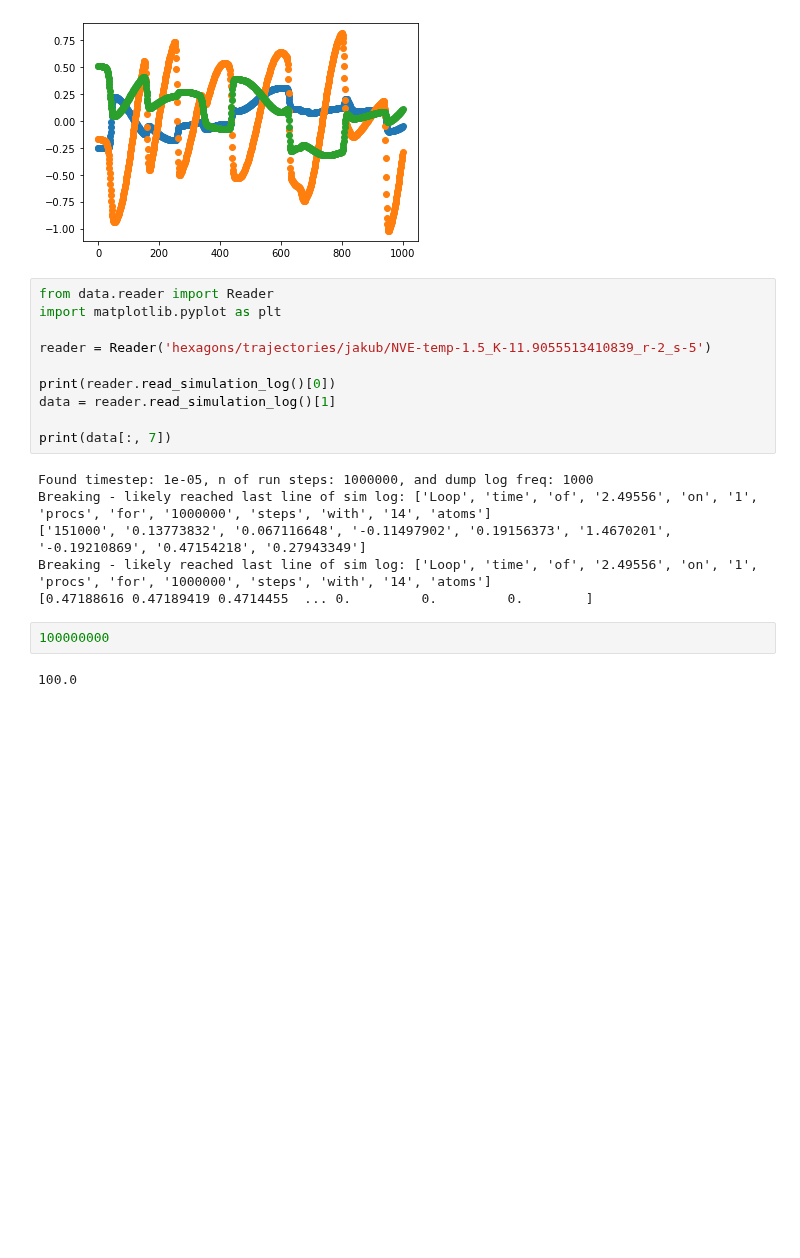
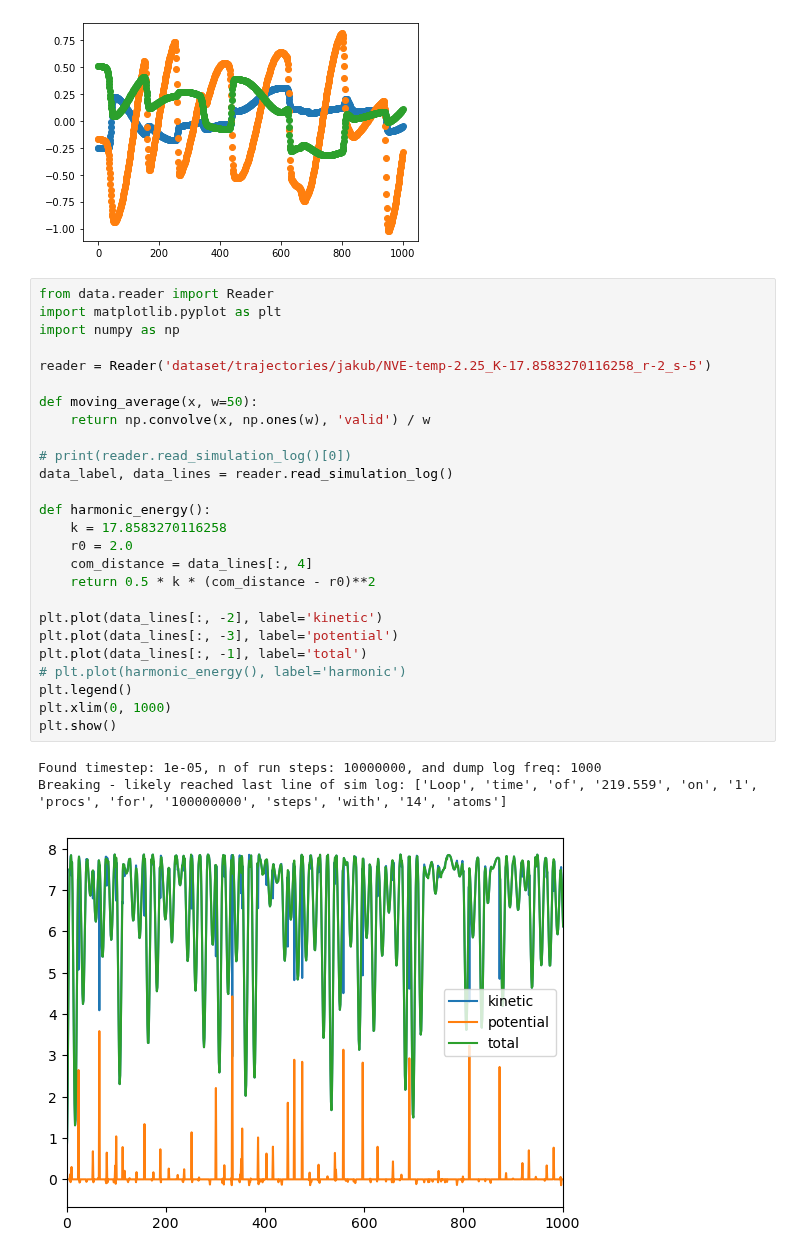
Before and after one commit to jakublala/coarsegrained-md-neural-ode, a Jupyter notebook: utils.ipynb, the cells around one changed output. Drawn from its saved outputs; the diff is of its cells as text; blank space fills up the shorter version.

Commit message:
fixed reader sim log

```diff
--- a/utils.ipynb
+++ b/utils.ipynb
@@ -268,23 +268,33 @@ plt.show()
 Found timestep: 1e-05, n of run steps: 1000000, and dump log freq: 1000
 torch.Size([1, 1001, 2, 3])
 [figure]
-# %%
-from data.reader import Reader
-import matplotlib.pyplot as plt
-
-reader = Reader('hexagons/trajectories/jakub/NVE-temp-1.5_K-11.9055513410839_r-2_s-5')
-
-print(reader.read_simulation_log()[0])
-data = reader.read_simulation_log()[1]
-
-print(data[:, 7])
-# %% [output]
-Found timestep: 1e-05, n of run steps: 1000000, and dump log freq: 1000
-Breaking - likely reached last line of sim log: ['Loop', 'time', 'of', '2.49556', 'on', '1', 'procs', 'for', '1000000', 'steps', 'with', '14', 'atoms']
-['151000', '0.13773832', '0.067116648', '-0.11497902', '0.19156373', '1.4670201', '-0.19210869', '0.47154218', '0.27943349']
-Breaking - likely reached last line of sim log: ['Loop', 'time', 'of', '2.49556', 'on', '1', 'procs', 'for', '1000000', 'steps', 'with', '14', 'atoms']
-[0.47188616 0.47189419 0.4714455  ... 0.         0.         0.        ]
-# %%
-100000000
-# %% [output]
-100.0
+# %%
+from data.reader import Reader
+import matplotlib.pyplot as plt
+import numpy as np
+
+reader = Reader('dataset/trajectories/jakub/NVE-temp-2.25_K-17.8583270116258_r-2_s-5')
+
+def moving_average(x, w=50):
+    return np.convolve(x, np.ones(w), 'valid') / w
+
+# print(reader.read_simulation_log()[0])
+data_label, data_lines = reader.read_simulation_log()
+
+def harmonic_energy():
+    k = 17.8583270116258
+    r0 = 2.0
+    com_distance = data_lines[:, 4]
+    return 0.5 * k * (com_distance - r0)**2
+
+plt.plot(data_lines[:, -2], label='kinetic')
+plt.plot(data_lines[:, -3], label='potential')
+plt.plot(data_lines[:, -1], label='total')
+# plt.plot(harmonic_energy(), label='harmonic')
+plt.legend()
+plt.xlim(0, 1000)
+plt.show()
+# %% [output]
+Found timestep: 1e-05, n of run steps: 10000000, and dump log freq: 1000
+Breaking - likely reached last line of sim log: ['Loop', 'time', 'of', '219.559', 'on', '1', 'procs', 'for', '100000000', 'steps', 'with', '14', 'atoms']
+[figure, added]
```
Also changed, not shown: parts of 1 cell of this notebook, 1 other file.
